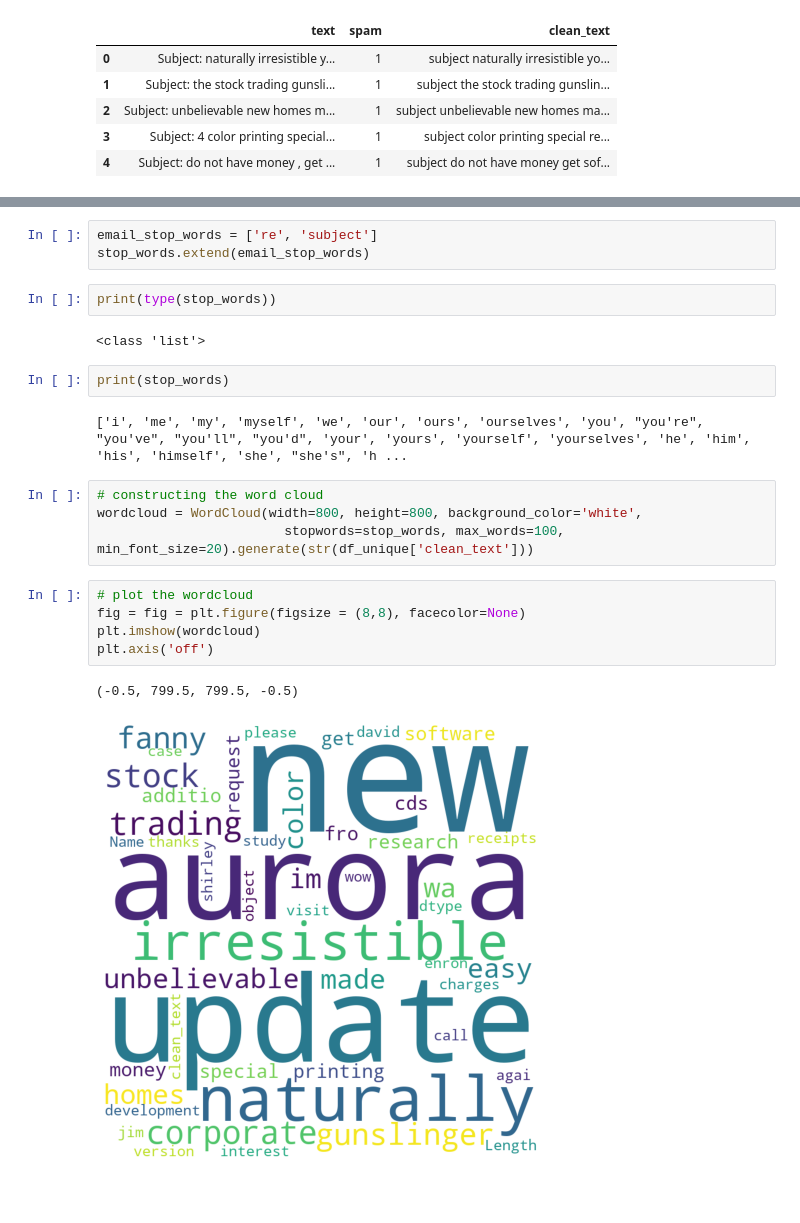
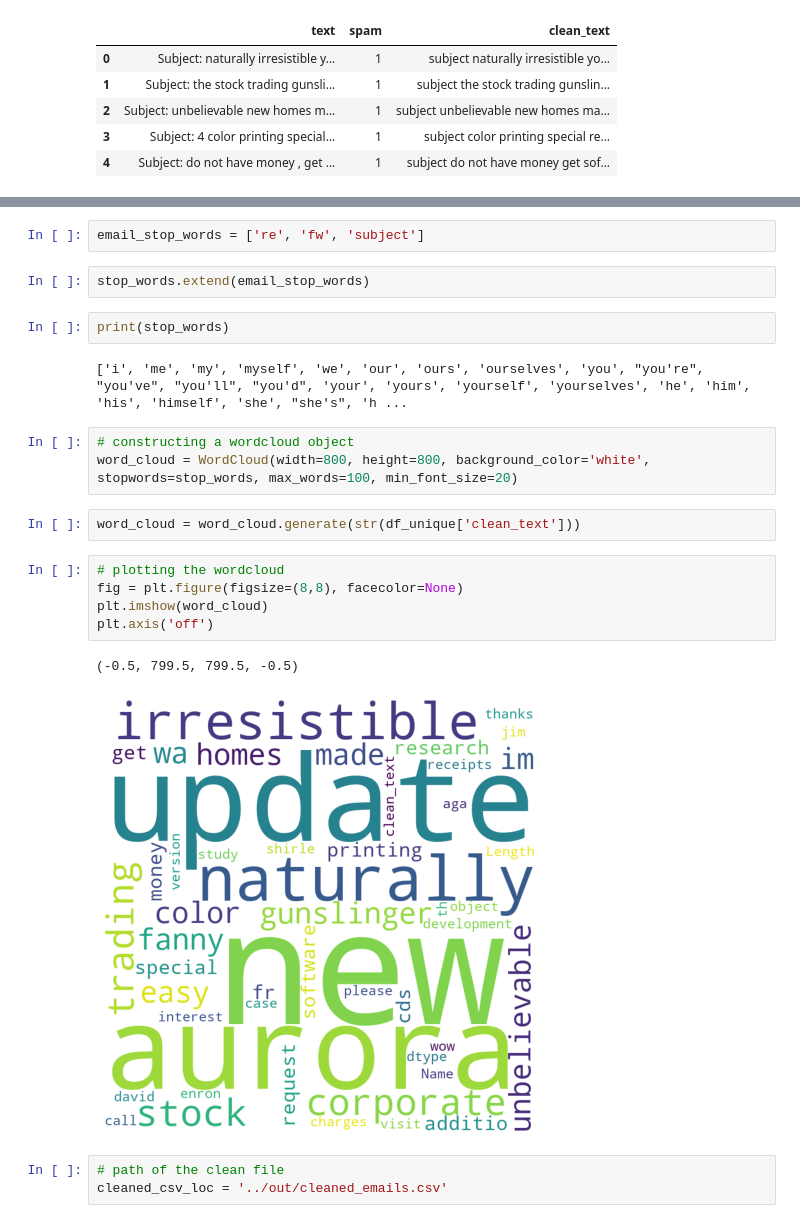
Before and after one commit to Anshul-GH/machine-learning, a Jupyter notebook: project_nlp_word_cloud_generation/src/word_cloud_generation.ipynb, the cells around one changed output, grey strips where cells are left out. Cells and saved outputs as stored; diff of their text form; blank space fills up the shorter version.

Commit message:
Reimplemented wordcloud ytube recording

```diff
--- a/project_nlp_word_cloud_generation/src/word_cloud_generation.ipynb
+++ b/project_nlp_word_cloud_generation/src/word_cloud_generation.ipynb
@@ -133,24 +128,25 @@ stop_words = stopwords.words('english')
 # %%
-email_stop_words = ['re', 'subject']
-stop_words.extend(email_stop_words)
+email_stop_words = ['re', 'fw', 'subject']
-# %%
-print(type(stop_words))
-# %% [output]
-<class 'list'>
+# %%
+stop_words.extend(email_stop_words)
 # %%
 print(stop_words)
 # %% [output]
 ['i', 'me', 'my', 'myself', 'we', 'our', 'ours', 'ourselves', 'you', "you're", "you've", "you'll", "you'd", 'your', 'yours', 'yourself', 'yourselves', 'he', 'him', 'his', 'himself', 'she', "she's", 'h ...
 # %%
-# constructing the word cloud
-wordcloud = WordCloud(width=800, height=800, background_color='white',
-                        stopwords=stop_words, max_words=100, min_font_size=20).generate(str(df_unique['clean_text']))
+# constructing a wordcloud object
+word_cloud = WordCloud(width=800, height=800, background_color='white', stopwords=stop_words, max_words=100, min_font_size=20)
+# %%
+word_cloud = word_cloud.generate(str(df_unique['clean_text']))
 # %%
-# plot the wordcloud
-fig = fig = plt.figure(figsize = (8,8), facecolor=None)
-plt.imshow(wordcloud)
+# plotting the wordcloud
+fig = plt.figure(figsize=(8,8), facecolor=None)
+plt.imshow(word_cloud)
 plt.axis('off')
 # %% [output]
 (-0.5, 799.5, 799.5, -0.5)
-[figure, old version]
+[figure, new version]
+# %%
+# path of the clean file
+cleaned_csv_loc = '../out/cleaned_emails.csv'
 # %%
```
Also changed, not shown: parts of 15 cells of this notebook, 2 other files.
